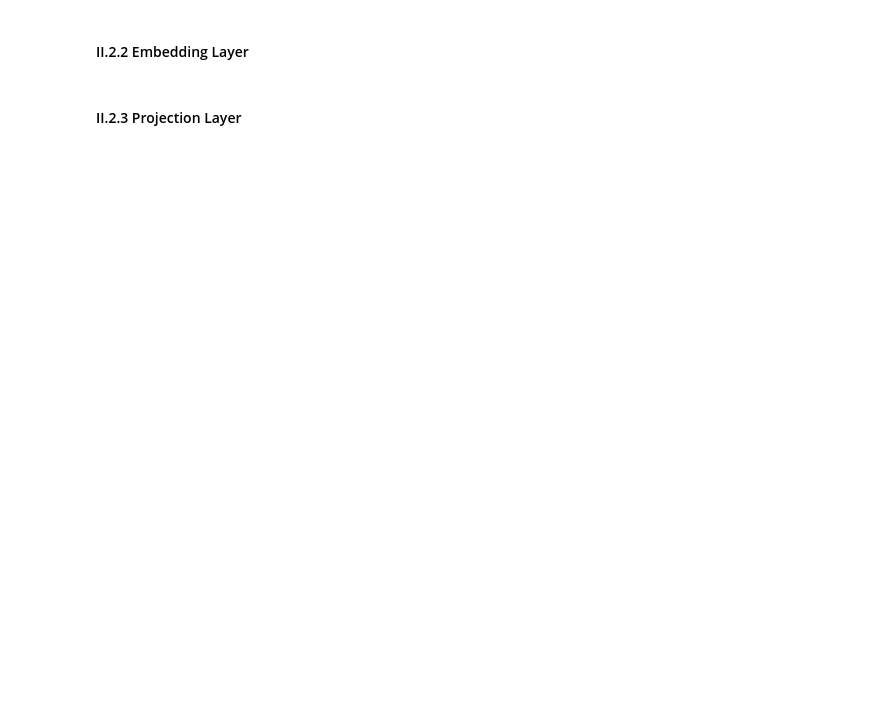
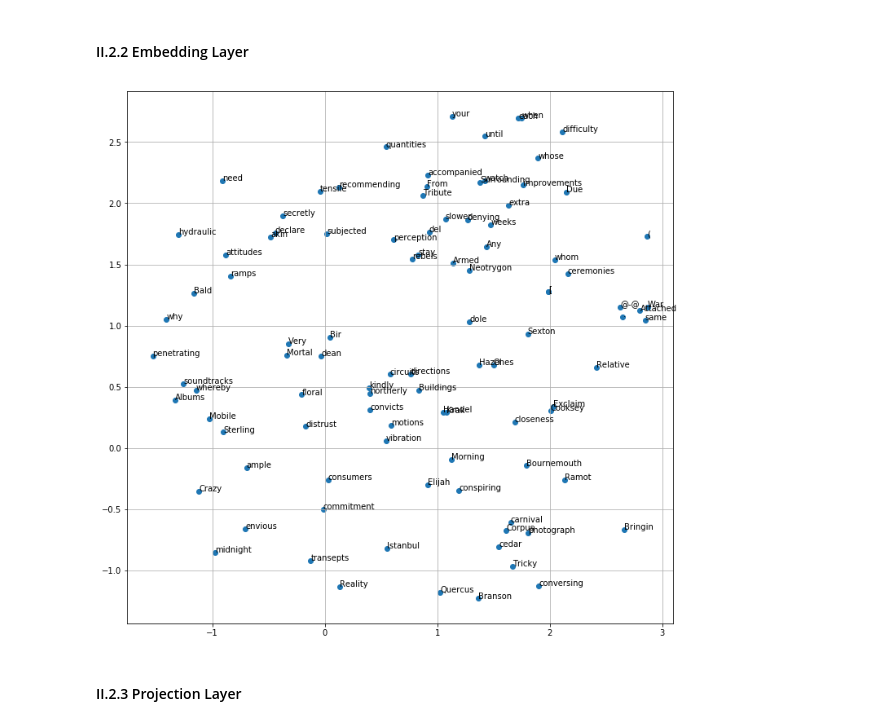
Before and after one commit to JayceeLi66/NLP_Homework, a Jupyter notebook: HW2/NLP_HW2.ipynb, the cells around one changed output. Saved outputs shown, nothing was run; the diff lists cells and outputs as text; code cells hidden in the pictures; blank space fills up the shorter version.

```diff
--- a/HW2/NLP_HW2.ipynb
+++ b/HW2/NLP_HW2.ipynb
@@ -812,7 +854,7 @@ def umap_plot(weight_matrix, word_ids, words):
     """Run UMAP on the entire Vxd `weight_matrix` (e.g. model.lookup.weight or model.projection.weight),
     And plot the points corresponding to the given `word_ids`. """
     reduced = umap.UMAP(min_dist=0.0001).fit_transform(weight_matrix.detach().cpu().numpy())
-    plt.figure(figsize=(20,20))
+    plt.figure(figsize=(12,12))
 
     to_plot = reduced[word_ids, :]
     plt.scatter(to_plot[:, 0], to_plot[:, 1])
@@ -822,5 +864,16 @@ def umap_plot(weight_matrix, word_ids, words):
 
     plt.grid()
     plt.show()
+
+options = {'embedding_dim': 128,
+           'hidden_size': 128,
+           'input_size': 128,
+           'num_embeddings': 33178,
+           'num_layers': 2,
+           'padding_idx': 2,
+           'rnn_dropout': 0.1}
+
+lstm = LSTMLanguageModel(options).to(current_device)
+lstm.load_state_dict(torch.load('LSTM_best.ckpt'))
 # %% [output]
 Populating the interactive namespace from numpy and matplotlib
@@ -838,2 +880,28 @@ umap_plot(fake_weight_matrix, word_ids, words)
 # %% [markdown]
 #### II.2.1 Word Similarity
+# %%
+embed = lstm.lookup.to('cpu')
+words = ['the', 'run', 'dog', 'where', 'quick']
+ids = wiki_dict.encode_token_seq(words)
+vecs = embed(torch.LongTensor(ids)).detach().numpy()
+all_vecs = embed(torch.LongTensor(np.arange(len(wiki_dict)))).detach().numpy()
+all_ids=[]
+all_words=[]
+for i in range(5):
+    vec = vecs[i]
+    cos_sim_ls = [sum(vec*v)/np.linalg.norm(vec)*np.linalg.norm(v) for v in all_vecs]
+    sorted_cos_sim = np.sort(cos_sim_ls)
+    closest, furthest = [], []
+    for j in range(10):
+      closest.append(int(np.where(cos_sim_ls==sorted_cos_sim[-j-2])[0]))
+      furthest.append(int(np.where(cos_sim_ls==sorted_cos_sim[j])[0]))
+    all_ids+=closest
+    all_ids+=furthest
+    print('10 cloeset words of "{}"'.format(words[i]))
+    print(wiki_dict.decode_idx_seq(closest))
+    all_words+=wiki_dict.decode_idx_seq(closest)
+    print()
+    print('10 furthest words of "{}"'.format(words[i]))
+    print(wiki_dict.decode_idx_seq(furthest))
+    all_words+=wiki_dict.decode_idx_seq(furthest)
+    print()
@@ -840,4 +926,9 @@ umap_plot(fake_weight_matrix, word_ids, words)
 # %% [markdown]
 #### II.2.2 Embedding Layer
+# %%
+weight_matrix=embed(torch.LongTensor(np.arange(len(wiki_dict))))
+umap_plot(weight_matrix, all_ids, all_words)
+# %% [output]
+[figure, added]
 # %% [markdown]
 #### II.2.3 Projection Layer
```
Also changed, not shown: parts of 54 cells of this notebook, 2 other files.
